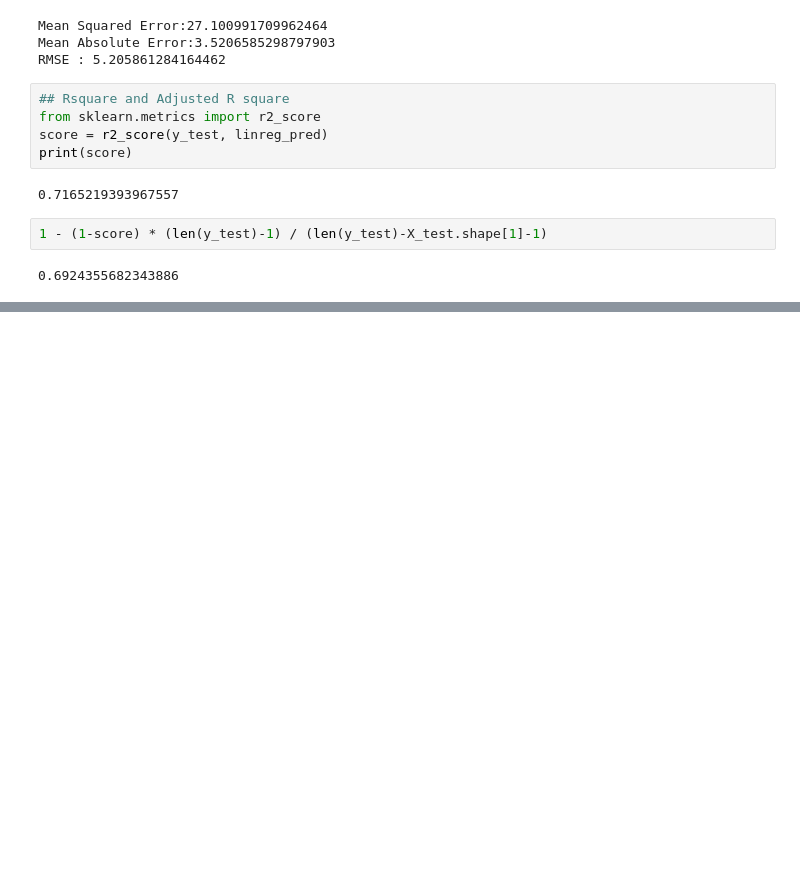
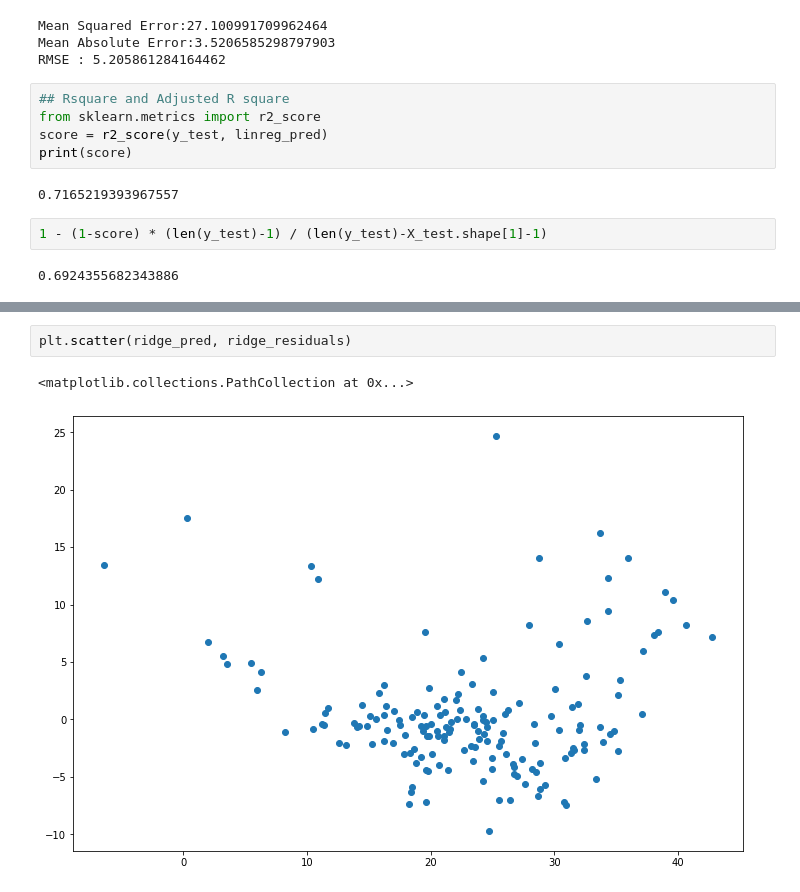
Before and after one commit to wiznikvibe/ML, a Jupyter notebook: linear_regression/practice.ipynb, the cells around one changed output, grey strips where cells are left out. Saved outputs shown, nothing was run; the diff lists cells and outputs as text; blank space fills up the shorter version.

```diff
--- a/linear_regression/practice.ipynb
+++ b/linear_regression/practice.ipynb
@@ -244,0 +297,5 @@ print(score)
+# %%
+plt.scatter(ridge_pred, ridge_residuals)
+# %% [output]
+<matplotlib.collections.PathCollection at 0x...>
+[figure, added]
```
Also changed, not shown: parts of 10 cells of this notebook.
